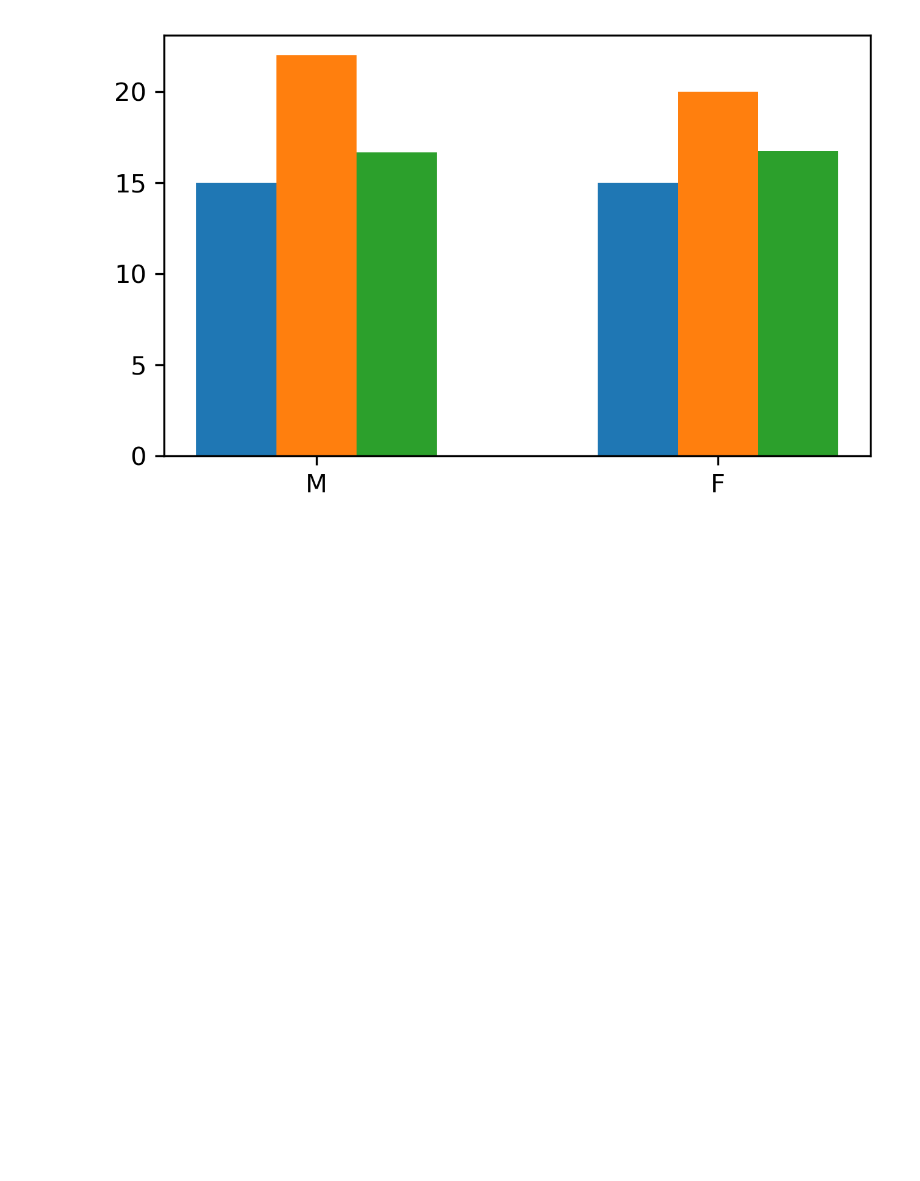
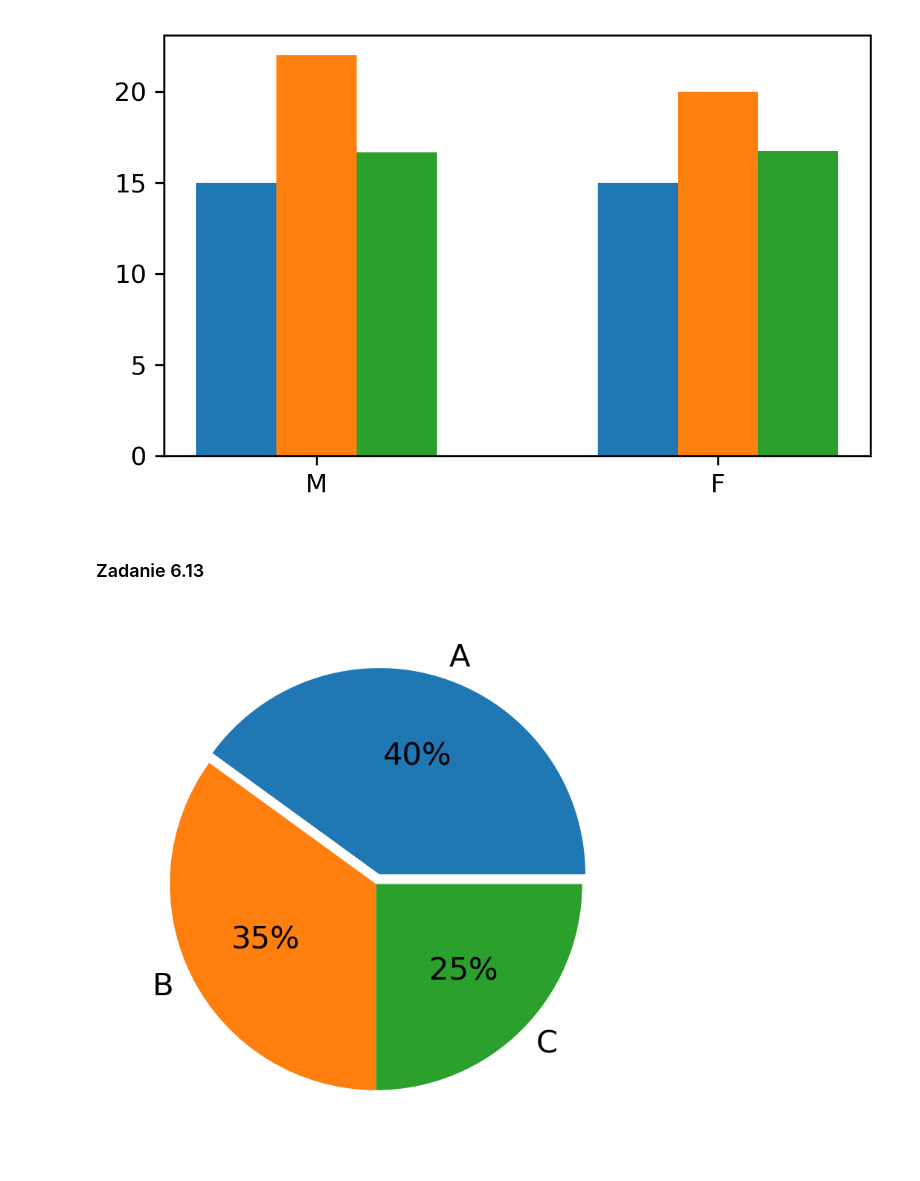
Before and after one commit to kplawik/MetodyWizualizacjiDanych, a Jupyter notebook: zadania_6.ipynb, the cells around one changed output. Cells and saved outputs as stored; diff of their text form; code cells hidden in the pictures; blank space fills up the shorter version.

```diff
--- a/zadania_6.ipynb
+++ b/zadania_6.ipynb
@@ -277,3 +277,13 @@ sex
 M     187.0    16.66     15.0     22.0
 F     208.0    16.73     15.0     20.0
 [figure]
+# %% [markdown]
+### Zadanie 6.13
+# %%
+plt.figure(figsize=(3, 3), dpi=300, num=1)
+plt.pie([0.4, 0.35, 0.25], explode=(0.05, 0, 0),
+        labels=['A', 'B', 'C'], autopct='%.0f%%')
+plt.show()
+plt.close(1)
+# %% [output]
+[figure, added]
```
Also changed, not shown: parts of 7 cells of this notebook.
